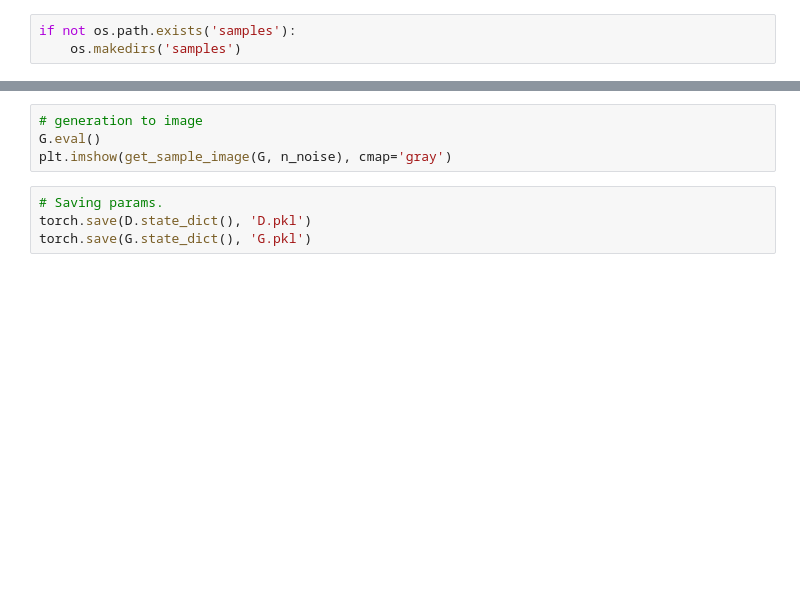
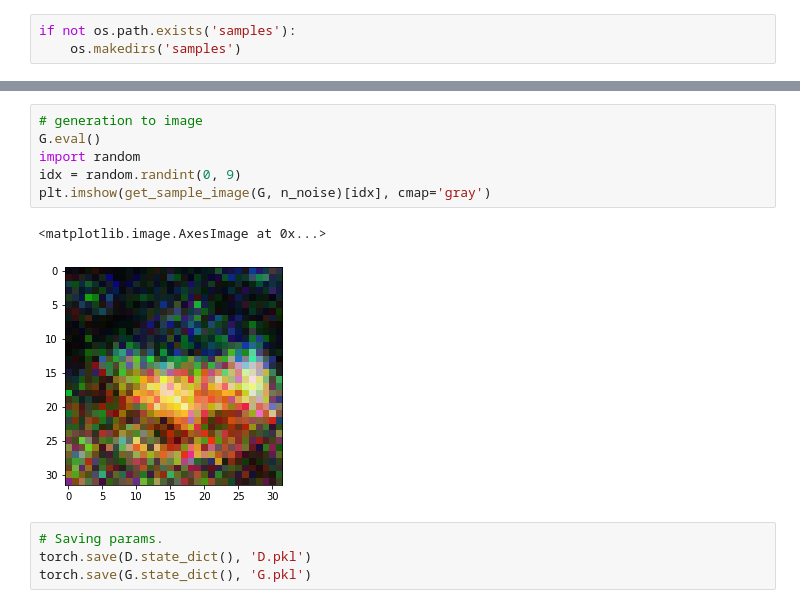
Before and after one commit to edcalderin/DeepLearning_SaturdaysAI, a Jupyter notebook: Tareas/Tarea_GAN.ipynb, the cells around one changed output, grey strips where cells are left out. Cells and saved outputs as stored; diff of their text form; blank space fills up the shorter version.

```diff
--- a/Tareas/Tarea_GAN.ipynb
+++ b/Tareas/Tarea_GAN.ipynb
@@ -228,7 +239,12 @@ KeyboardInterrupt: ignored
 # %%
 # generation to image
 G.eval()
-plt.imshow(get_sample_image(G, n_noise), cmap='gray')
+import random
+idx = random.randint(0, 9)
+plt.imshow(get_sample_image(G, n_noise)[idx], cmap='gray')
+# %% [output]
+<matplotlib.image.AxesImage at 0x...>
+[figure, added]
 # %%
 # Saving params.
 torch.save(D.state_dict(), 'D.pkl')
```
Also changed, not shown: parts of 1 cell of this notebook.
